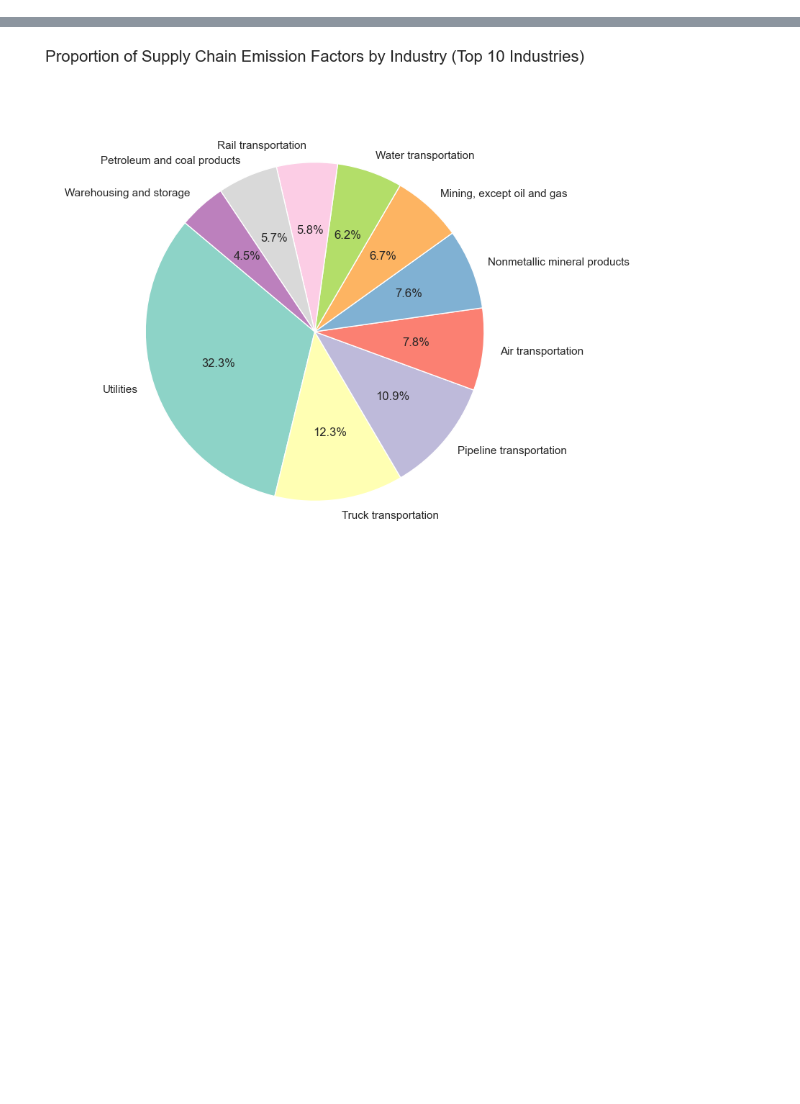
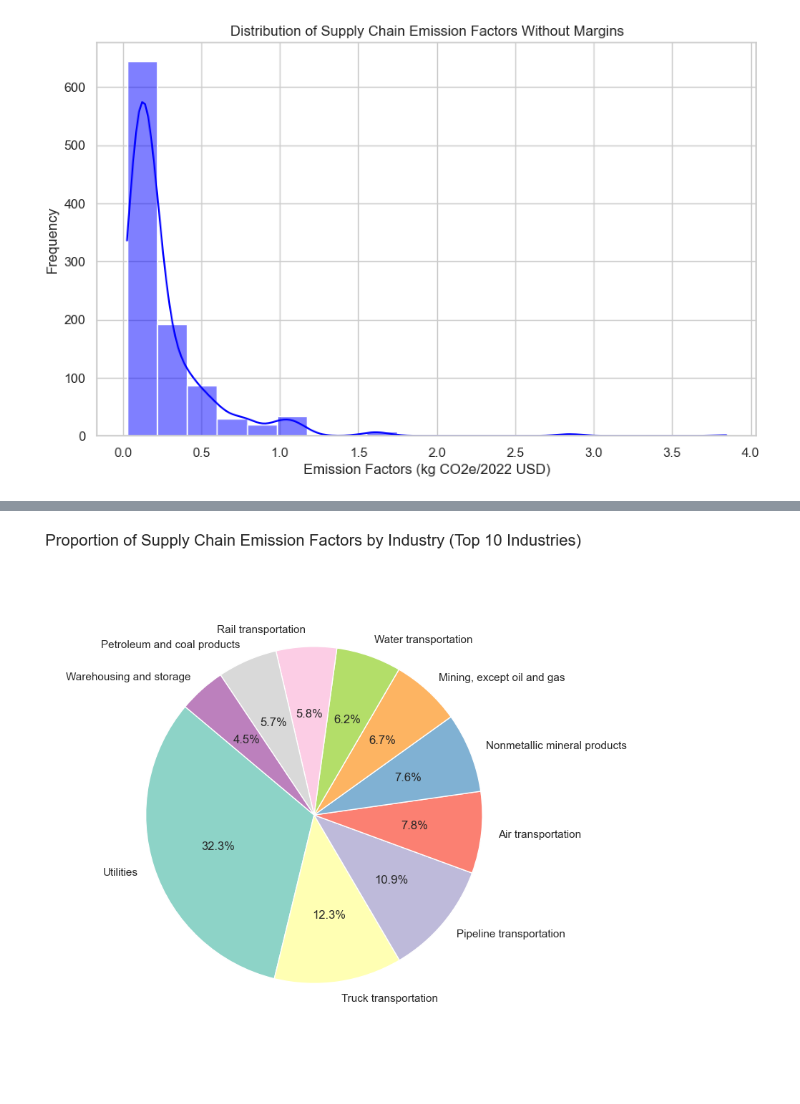
Before and after one commit to monikaits44/made-project, a Jupyter notebook: project/domain-specific-analysis.ipynb, the cells around one changed output, grey strips where cells are left out. Drawn from its saved outputs; the diff is of its cells as text; code cells hidden in the pictures; blank space fills up the shorter version.

```diff
--- a/project/domain-specific-analysis.ipynb
+++ b/project/domain-specific-analysis.ipynb
@@ -57,0 +147,7 @@ def explore_table(table_name):
+# %%
+# Loading data from the 'naics_ghg_2017' table
+query = "SELECT * FROM naics_co2_2017"
+df = pd.read_sql(query, conn)
+
+# Inspecting the first few rows of the dataset
+df.head()
@@ -57,0 +244,10 @@ def explore_table(table_name):
+# %%
+# Plotting the distribution
+plt.figure(figsize=(10, 6))
+sns.histplot(df['Supply Chain Emission Factors without Margins'], kde=True, bins=20, color='blue')
+plt.title('Distribution of Supply Chain Emission Factors Without Margins')
+plt.xlabel('Emission Factors (kg CO2e/2022 USD)')
+plt.ylabel('Frequency')
+plt.show()
+# %% [output]
+[figure, added]
```
Also changed, not shown: parts of 41 cells of this notebook.
